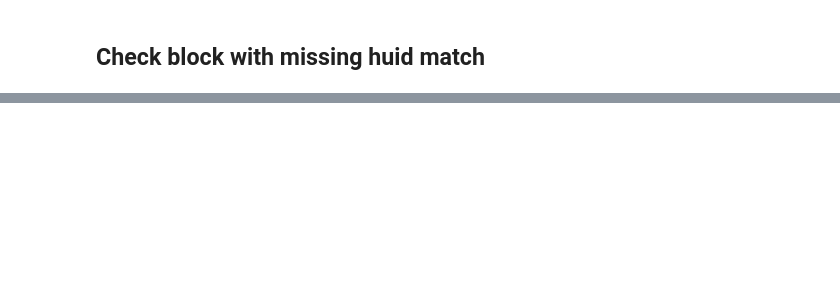
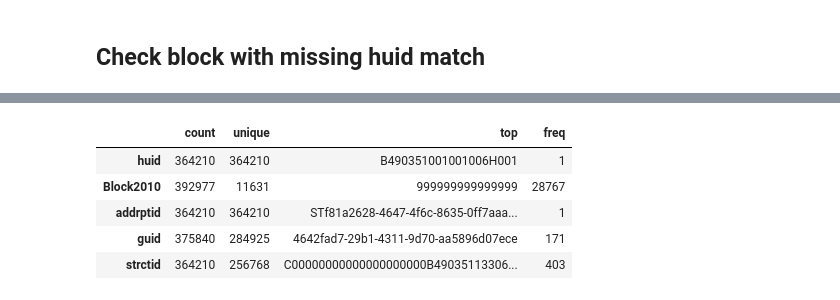
Before and after one commit to npr99/intersect-community-data, a Jupyter notebook: ncoda_07cv3_run_HUA_workflow.ipynb, the cells around one changed output, grey strips where cells are left out. Saved outputs shown, nothing was run; the diff lists cells and outputs as text; code cells hidden in the pictures; blank space fills up the shorter version.

```diff
--- a/ncoda_07cv3_run_HUA_workflow.ipynb
+++ b/ncoda_07cv3_run_HUA_workflow.ipynb
@@ -527,3 +559,13 @@ hua_gdf.head()
+# %%
+# describe the housing unit allocation primary keys and foreign keys
+hua_gdf[['huid','Block2010','addrptid','guid','strctid']].describe().T
+# %% [output]
+|  | count | unique | top | freq |
+| huid | 364210 | 364210 | B490351001001006H001 | 1 |
+| Block2010 | 392977 | 11631 | 999999999999999 | 28767 |
+| addrptid | 364210 | 364210 | STf81a2628-4647-4f6c-8635-0ff7aaa... | 1 |
+| guid | 375840 | 284925 | 4642fad7-29b1-4311-9d70-aa5896d07ece | 171 |
+| strctid | 364210 | 256768 | C00000000000000000000B49035113306... | 403 |
 # %%
 from pyncoda.ncoda_04b_foliummaps import *
 # %%
```
Also changed, not shown: parts of 6 cells of this notebook, 3 other files.
